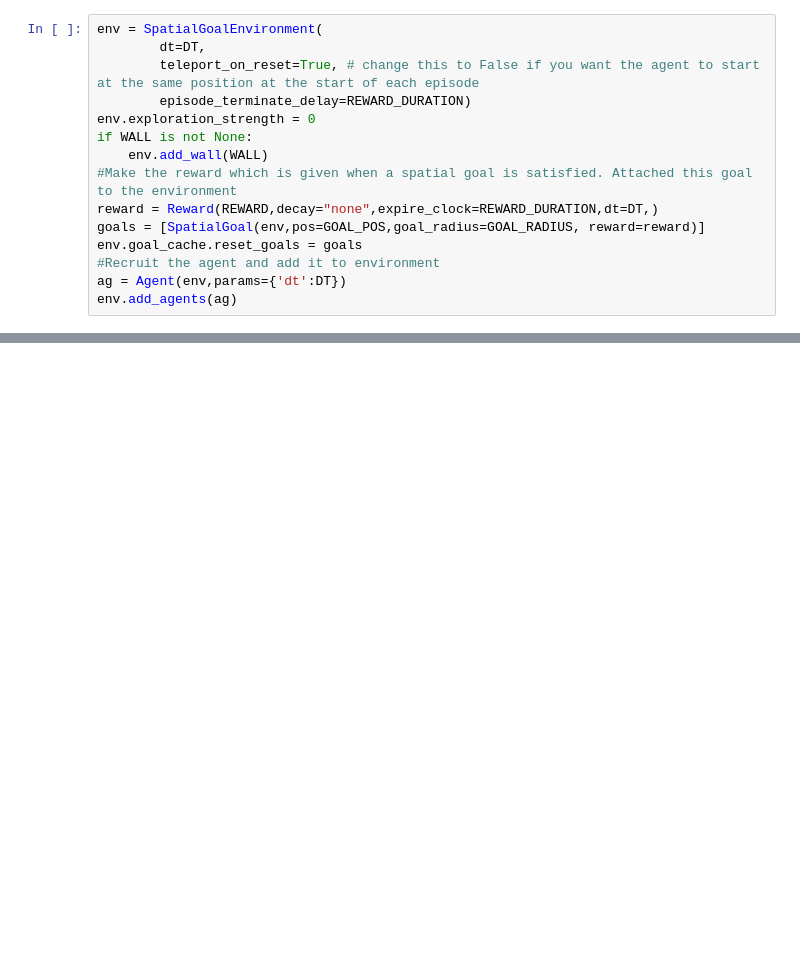
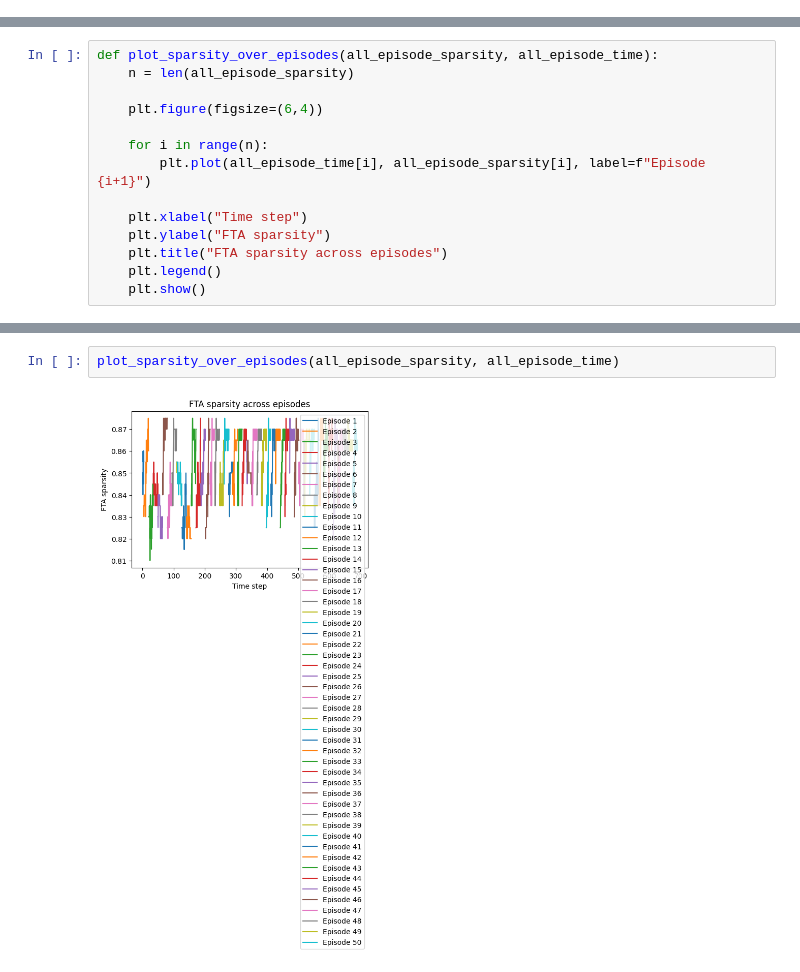
Before and after one commit to jadkins99/RatInABox, a Jupyter notebook: neuro_rl/sparsity.ipynb, the cells around one changed output, grey strips where cells are left out. Cells and saved outputs as stored; diff of their text form; blank space fills up the shorter version.

```diff
--- a/neuro_rl/sparsity.ipynb
+++ b/neuro_rl/sparsity.ipynb
@@ -36,15 +41,0 @@ L2 = 0.000 # L2 regularization
-# %%
-env = SpatialGoalEnvironment(
-        dt=DT,
-        teleport_on_reset=True, # change this to False if you want the agent to start at the same position at the start of each episode
-        episode_terminate_delay=REWARD_DURATION)
-env.exploration_strength = 0
-if WALL is not None:
-    env.add_wall(WALL)
-#Make the reward which is given when a spatial goal is satisfied. Attached this goal to the environment
-reward = Reward(REWARD,decay="none",expire_clock=REWARD_DURATION,dt=DT,)
-goals = [SpatialGoal(env,pos=GOAL_POS,goal_radius=GOAL_RADIUS, reward=reward)]
-env.goal_cache.reset_goals = goals
-#Recruit the agent and add it to environment
-ag = Agent(env,params={'dt':DT})
-env.add_agents(ag)
@@ -132,0 +222,14 @@ plt.show()
+# %%
+def plot_sparsity_over_episodes(all_episode_sparsity, all_episode_time):
+    n = len(all_episode_sparsity)
+
+    plt.figure(figsize=(6,4))
+
+    for i in range(n):
+        plt.plot(all_episode_time[i], all_episode_sparsity[i], label=f"Episode {i+1}")
+
+    plt.xlabel("Time step")
+    plt.ylabel("FTA sparsity")
+    plt.title("FTA sparsity across episodes")
+    plt.legend()
+    plt.show()
@@ -154,0 +550,4 @@ fig, ax = ag.plot_trajectory(color="changing",t_start=env.episodes['start'][0],t
+# %%
+plot_sparsity_over_episodes(all_episode_sparsity, all_episode_time)
+# %% [output]
+[figure, added]
```
Also changed, not shown: parts of 26 cells of this notebook, 2 other files.
